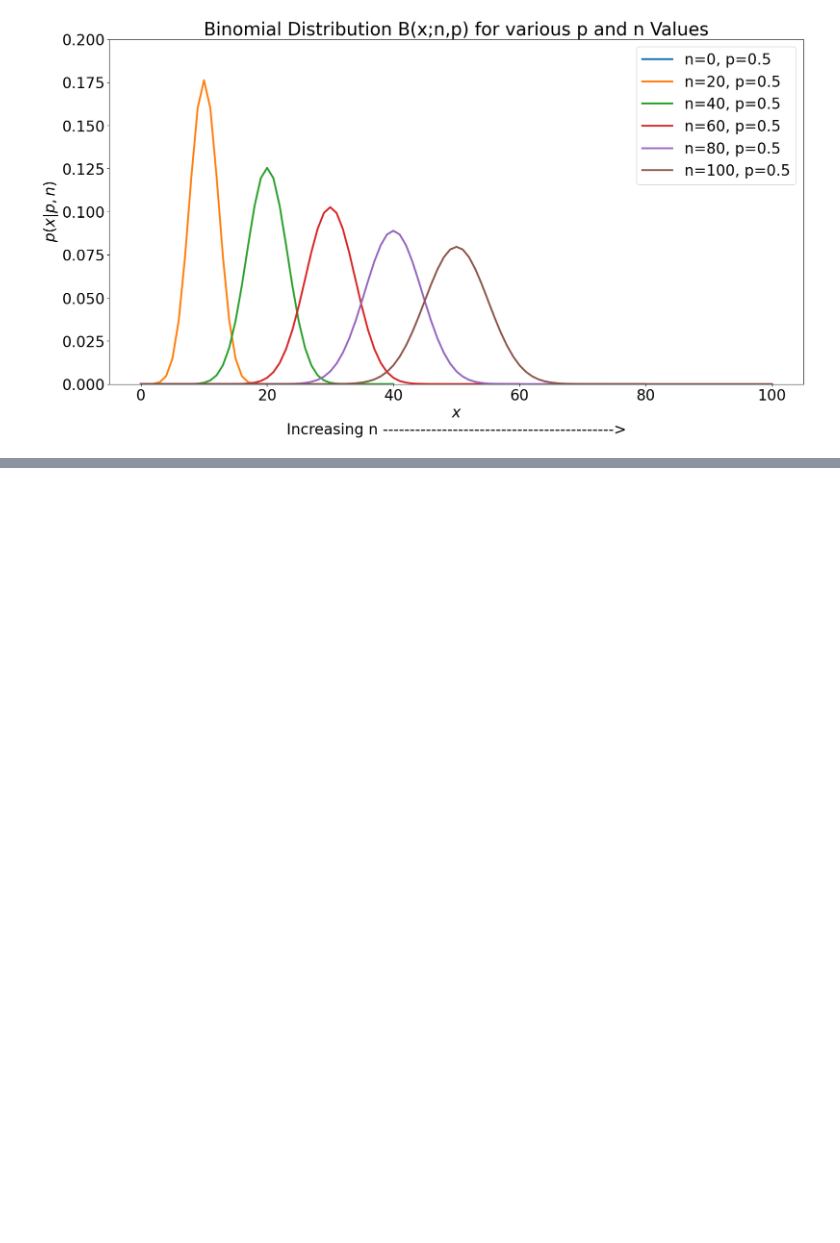
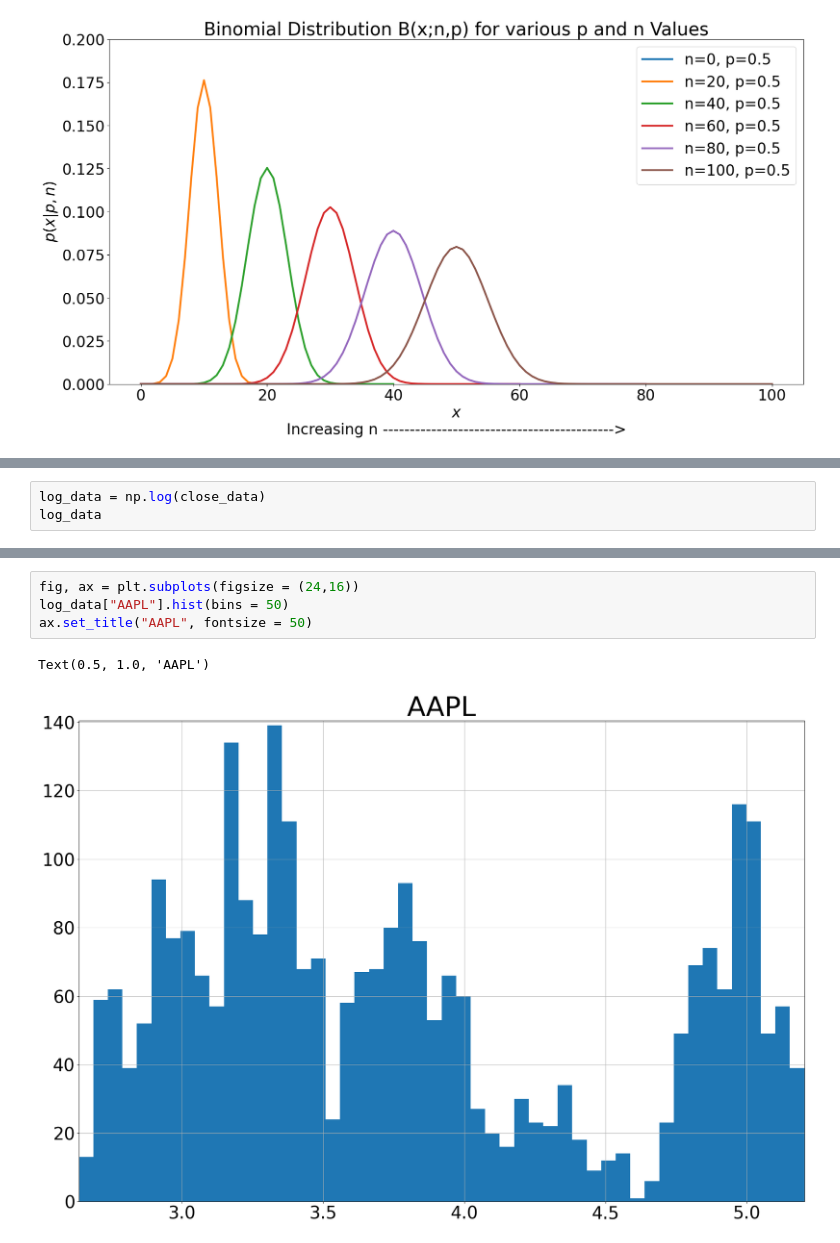
Before and after one commit to hhogenson/Computational-Econ, a Jupyter notebook: In Class Projects/Project 7 - Chapter 5 - Probability Distributions.ipynb, the cells around one changed output, grey strips where cells are left out. Drawn from its saved outputs; the diff is of its cells as text; blank space fills up the shorter version.

```diff
--- a/In Class Projects/Project 7 - Chapter 5 - Probability Distributions.ipynb
+++ b/In Class Projects/Project 7 - Chapter 5 - Probability Distributions.ipynb
@@ -190,0 +303,3 @@ plt.show()
+# %%
+log_data = np.log(close_data)
+log_data
@@ -190,0 +321,7 @@ plt.show()
+# %%
+fig, ax = plt.subplots(figsize = (24,16))
+log_data["AAPL"].hist(bins = 50)
+ax.set_title("AAPL", fontsize = 50)
+# %% [output]
+Text(0.5, 1.0, 'AAPL')
+[figure, added]
```
Also changed, not shown: parts of 17 cells of this notebook.
